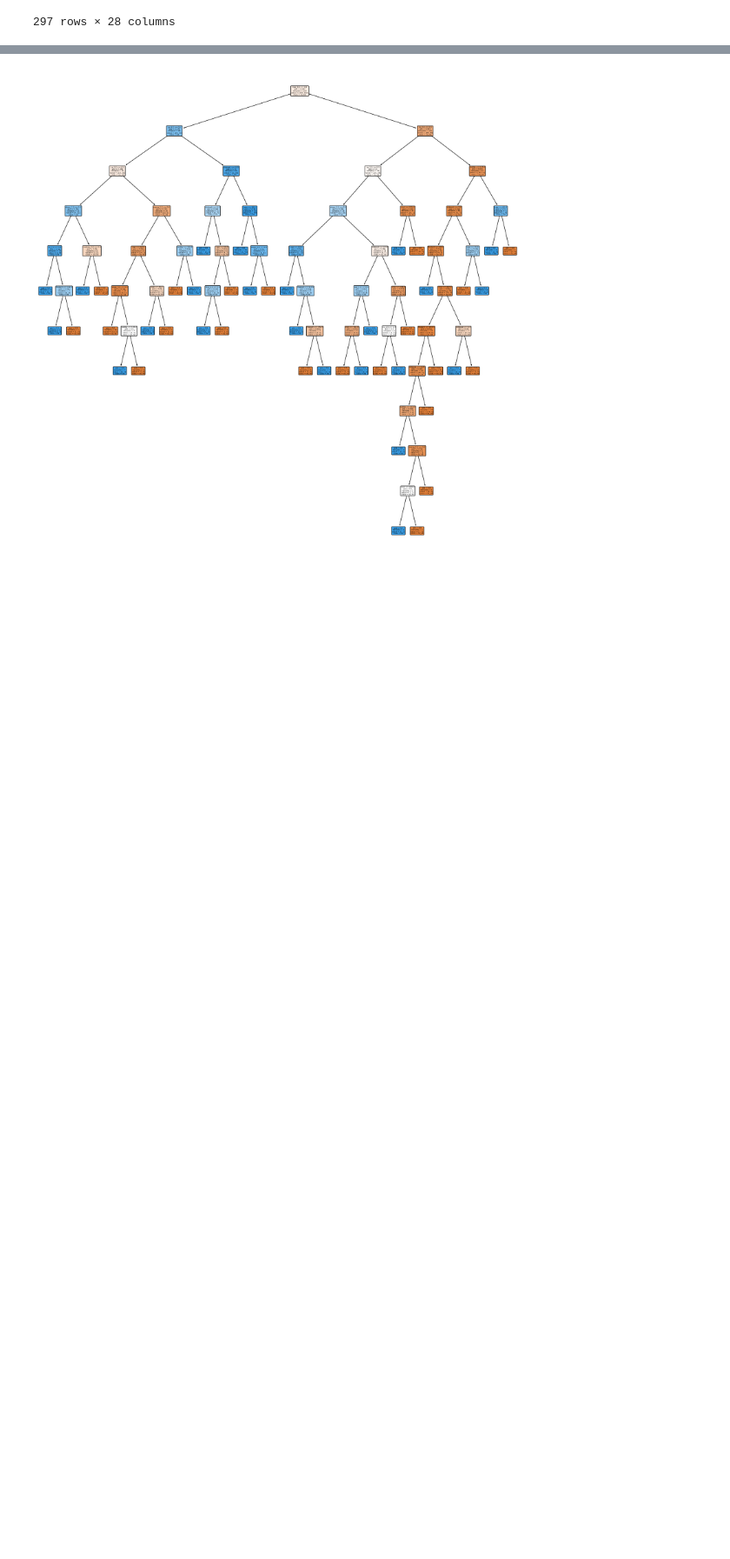
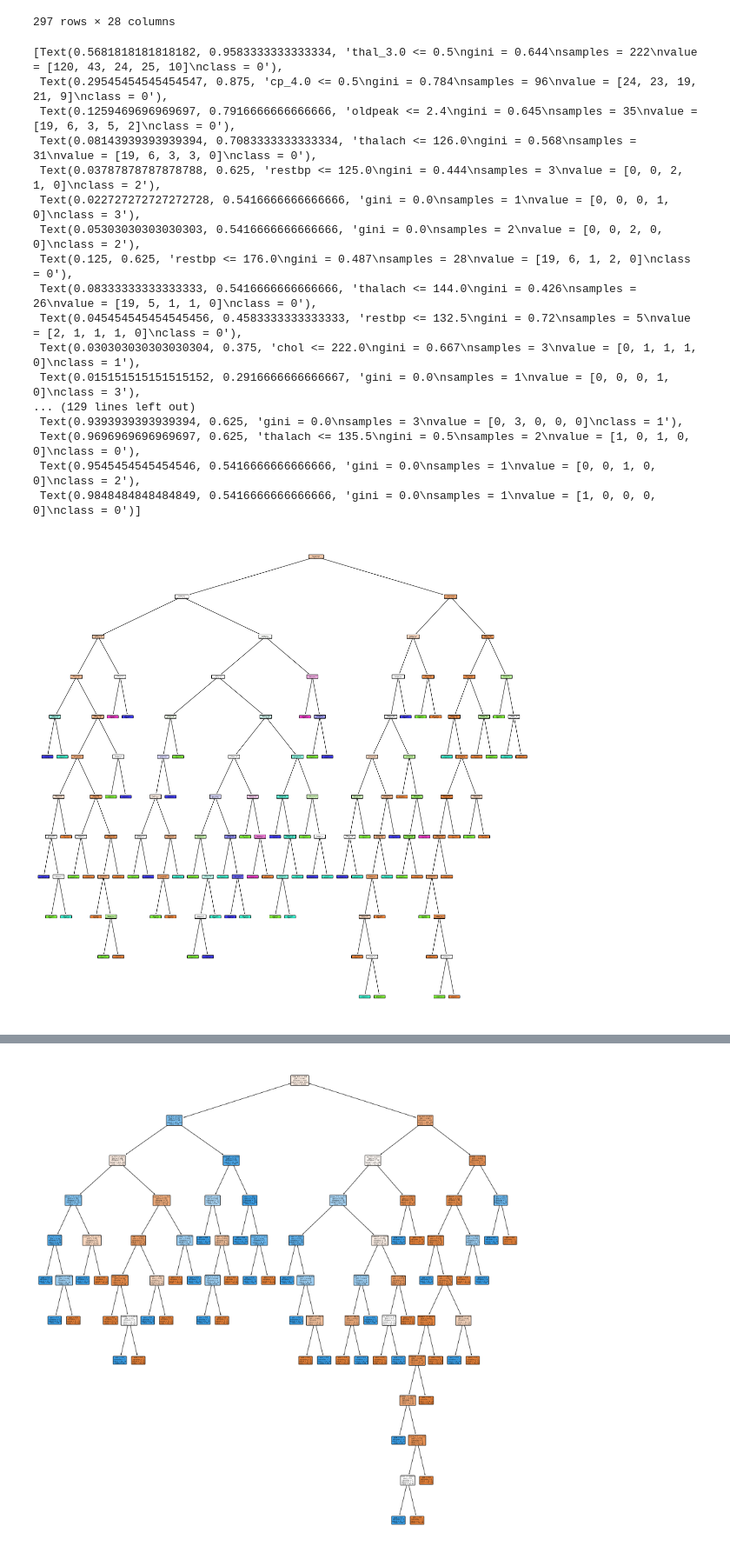
Before and after one commit to leningschulich/schulich_data_science, a Jupyter notebook: mban 6110 inclass code/decision_tree_demo.ipynb, the cells around one changed output, grey strips where cells are left out. Shown at 87% size. Drawn from its saved outputs; the diff is of its cells as text; code cells hidden in the pictures; blank space fills up the shorter version.

```diff
--- a/mban 6110 inclass code/decision_tree_demo.ipynb
+++ b/mban 6110 inclass code/decision_tree_demo.ipynb
@@ -347,6 +356,28 @@ X_train, X_test, y_train, y_test = train_test_split(X_encoded, Y, random_state=1
 # %%
 dt = DecisionTreeClassifier(random_state=123)
 dt = dt.fit(X_train, y_train)
+# %%
+plt.figure(figsize=(20, 20))
+plot_tree(dt, filled=True, rounded=True, class_names=['0', '1', '2', '3', '4'], feature_names=X_encoded.columns.tolist())
+# %% [output]
+[Text(0.5681818181818182, 0.9583333333333334, 'thal_3.0 <= 0.5\ngini = 0.644\nsamples = 222\nvalue = [120, 43, 24, 25, 10]\nclass = 0'),
+ Text(0.29545454545454547, 0.875, 'cp_4.0 <= 0.5\ngini = 0.784\nsamples = 96\nvalue = [24, 23, 19, 21, 9]\nclass = 0'),
+ Text(0.1259469696969697, 0.7916666666666666, 'oldpeak <= 2.4\ngini = 0.645\nsamples = 35\nvalue = [19, 6, 3, 5, 2]\nclass = 0'),
+ Text(0.08143939393939394, 0.7083333333333334, 'thalach <= 126.0\ngini = 0.568\nsamples = 31\nvalue = [19, 6, 3, 3, 0]\nclass = 0'),
+ Text(0.03787878787878788, 0.625, 'restbp <= 125.0\ngini = 0.444\nsamples = 3\nvalue = [0, 0, 2, 1, 0]\nclass = 2'),
+ Text(0.022727272727272728, 0.5416666666666666, 'gini = 0.0\nsamples = 1\nvalue = [0, 0, 0, 1, 0]\nclass = 3'),
+ Text(0.05303030303030303, 0.5416666666666666, 'gini = 0.0\nsamples = 2\nvalue = [0, 0, 2, 0, 0]\nclass = 2'),
+ Text(0.125, 0.625, 'restbp <= 176.0\ngini = 0.487\nsamples = 28\nvalue = [19, 6, 1, 2, 0]\nclass = 0'),
+ Text(0.08333333333333333, 0.5416666666666666, 'thalach <= 144.0\ngini = 0.426\nsamples = 26\nvalue = [19, 5, 1, 1, 0]\nclass = 0'),
+ Text(0.045454545454545456, 0.4583333333333333, 'restbp <= 132.5\ngini = 0.72\nsamples = 5\nvalue = [2, 1, 1, 1, 0]\nclass = 0'),
+ Text(0.030303030303030304, 0.375, 'chol <= 222.0\ngini = 0.667\nsamples = 3\nvalue = [0, 1, 1, 1, 0]\nclass = 1'),
+ Text(0.015151515151515152, 0.2916666666666667, 'gini = 0.0\nsamples = 1\nvalue = [0, 0, 0, 1, 0]\nclass = 3'),
+... (129 lines left out)
+ Text(0.9393939393939394, 0.625, 'gini = 0.0\nsamples = 3\nvalue = [0, 3, 0, 0, 0]\nclass = 1'),
+ Text(0.9696969696969697, 0.625, 'thalach <= 135.5\ngini = 0.5\nsamples = 2\nvalue = [1, 0, 1, 0, 0]\nclass = 0'),
+ Text(0.9545454545454546, 0.5416666666666666, 'gini = 0.0\nsamples = 1\nvalue = [0, 0, 1, 0, 0]\nclass = 2'),
+ Text(0.9848484848484849, 0.5416666666666666, 'gini = 0.0\nsamples = 1\nvalue = [1, 0, 0, 0, 0]\nclass = 0')]
+[figure, added]
 # %%
 plt.figure(figsize=(20,20))
 plot_tree(dt, filled=True, rounded=True, class_names=['0','1','2','3','4'], feature_names=X_encoded.columns)
```
Also changed, not shown: parts of 7 cells of this notebook.
